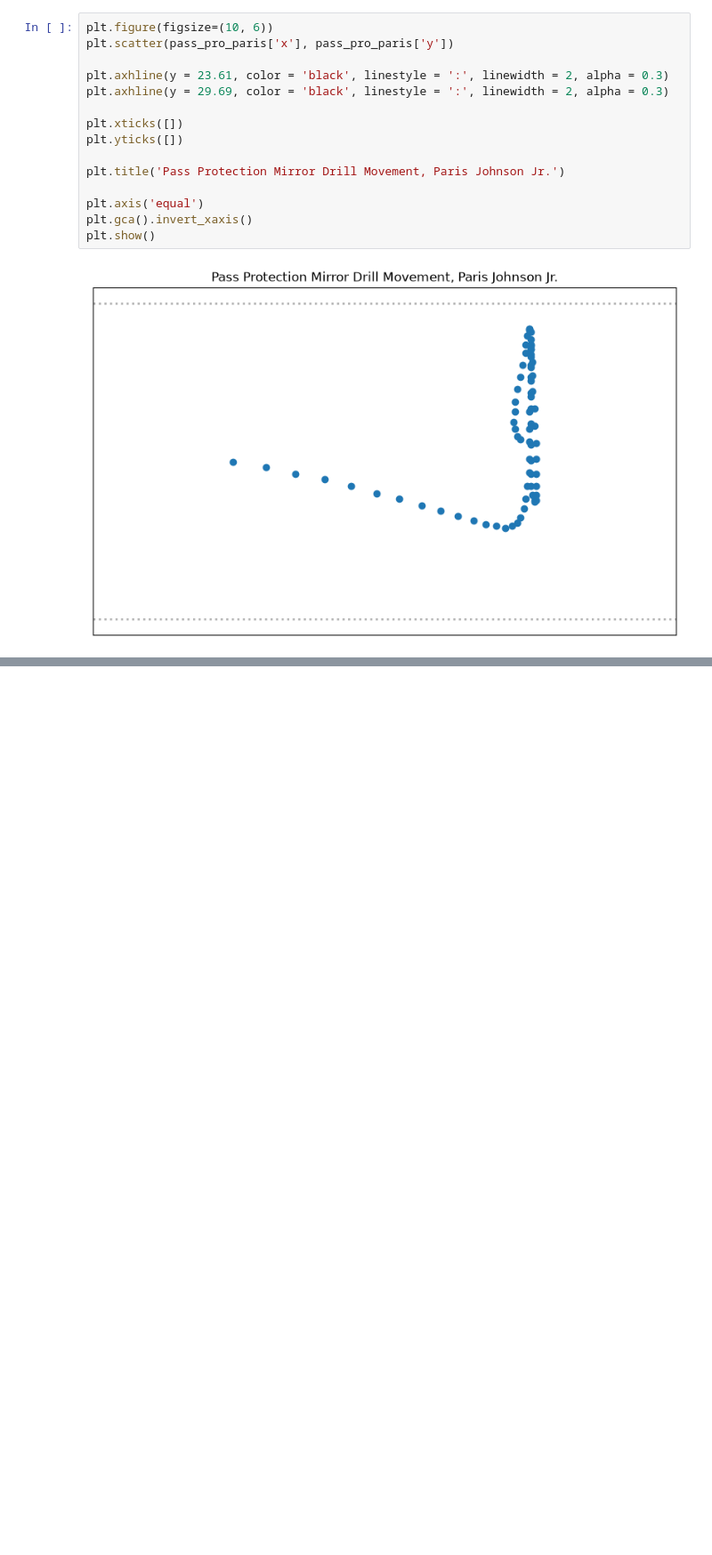
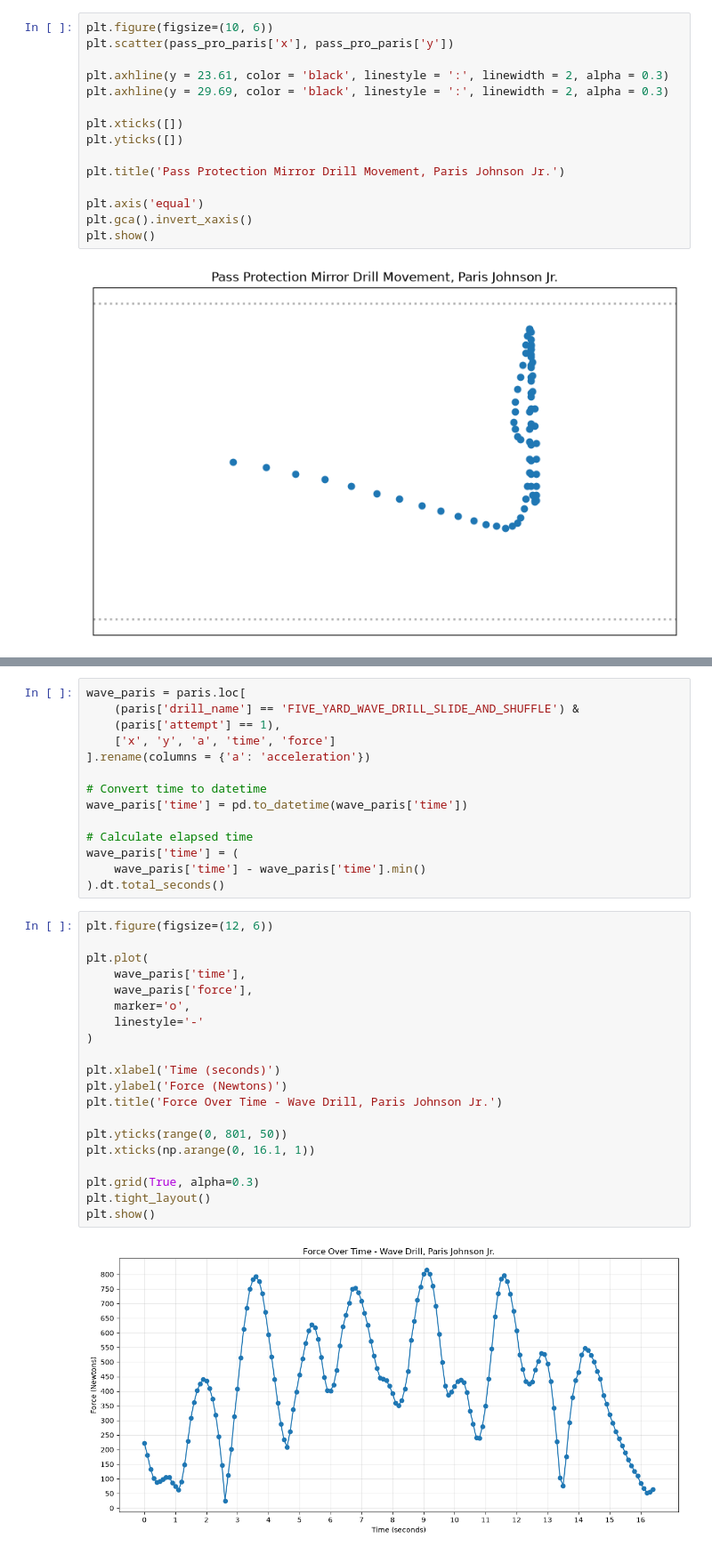
Before and after one commit to hankike/Big_Data_Bowl_27, a Jupyter notebook: combine.ipynb, the cells around one changed output, grey strips where cells are left out. Shown at 89% size. Saved outputs shown, nothing was run; the diff lists cells and outputs as text; blank space fills up the shorter version.

```diff
--- a/combine.ipynb
+++ b/combine.ipynb
@@ -233,0 +282,36 @@ plt.show()
+# %%
+wave_paris = paris.loc[
+    (paris['drill_name'] == 'FIVE_YARD_WAVE_DRILL_SLIDE_AND_SHUFFLE') &
+    (paris['attempt'] == 1),
+    ['x', 'y', 'a', 'time', 'force']
+].rename(columns = {'a': 'acceleration'})
+
+# Convert time to datetime
+wave_paris['time'] = pd.to_datetime(wave_paris['time'])
+
+# Calculate elapsed time
+wave_paris['time'] = (
+    wave_paris['time'] - wave_paris['time'].min()
+).dt.total_seconds()
+# %%
+plt.figure(figsize=(12, 6))
+
+plt.plot(
+    wave_paris['time'],
+    wave_paris['force'],
+    marker='o',
+    linestyle='-'
+)
+
+plt.xlabel('Time (seconds)')
+plt.ylabel('Force (Newtons)')
+plt.title('Force Over Time - Wave Drill, Paris Johnson Jr.')
+
+plt.yticks(range(0, 801, 50))
+plt.xticks(np.arange(0, 16.1, 1))
+
+plt.grid(True, alpha=0.3)
+plt.tight_layout()
+plt.show()
+# %% [output]
+[figure, added]
```
Also changed, not shown: parts of 4 cells of this notebook.
